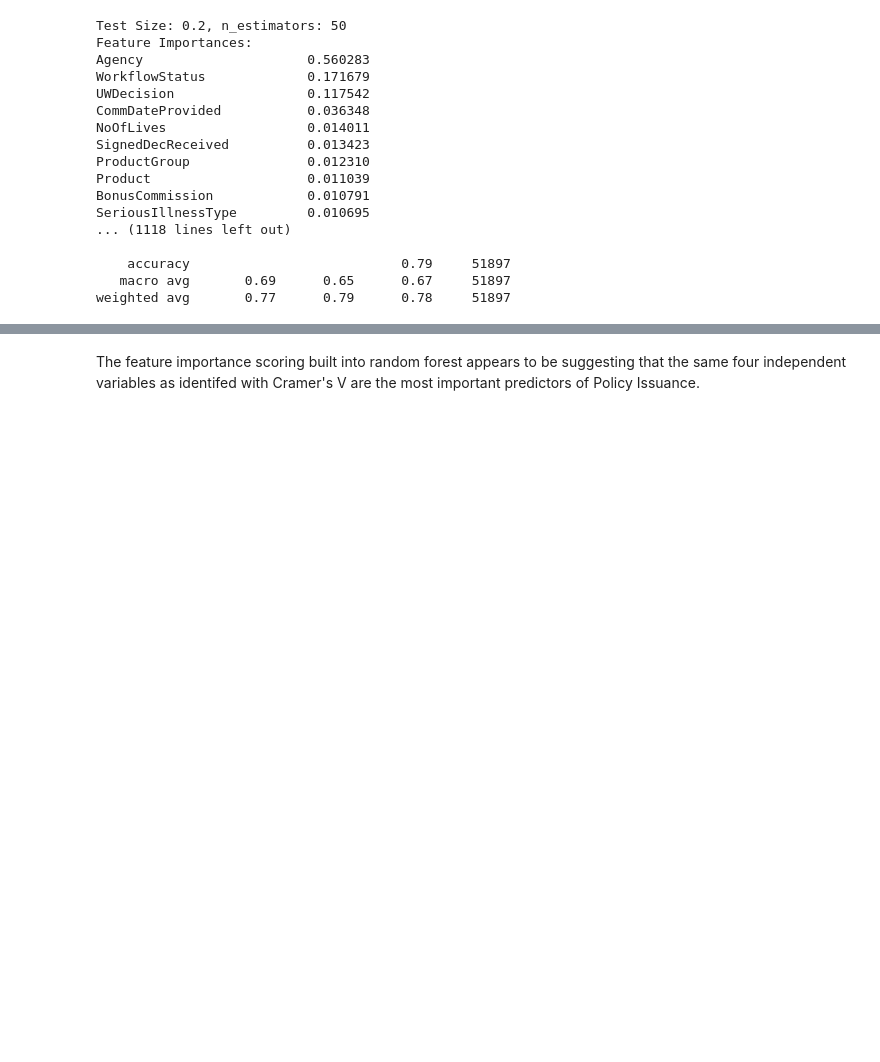
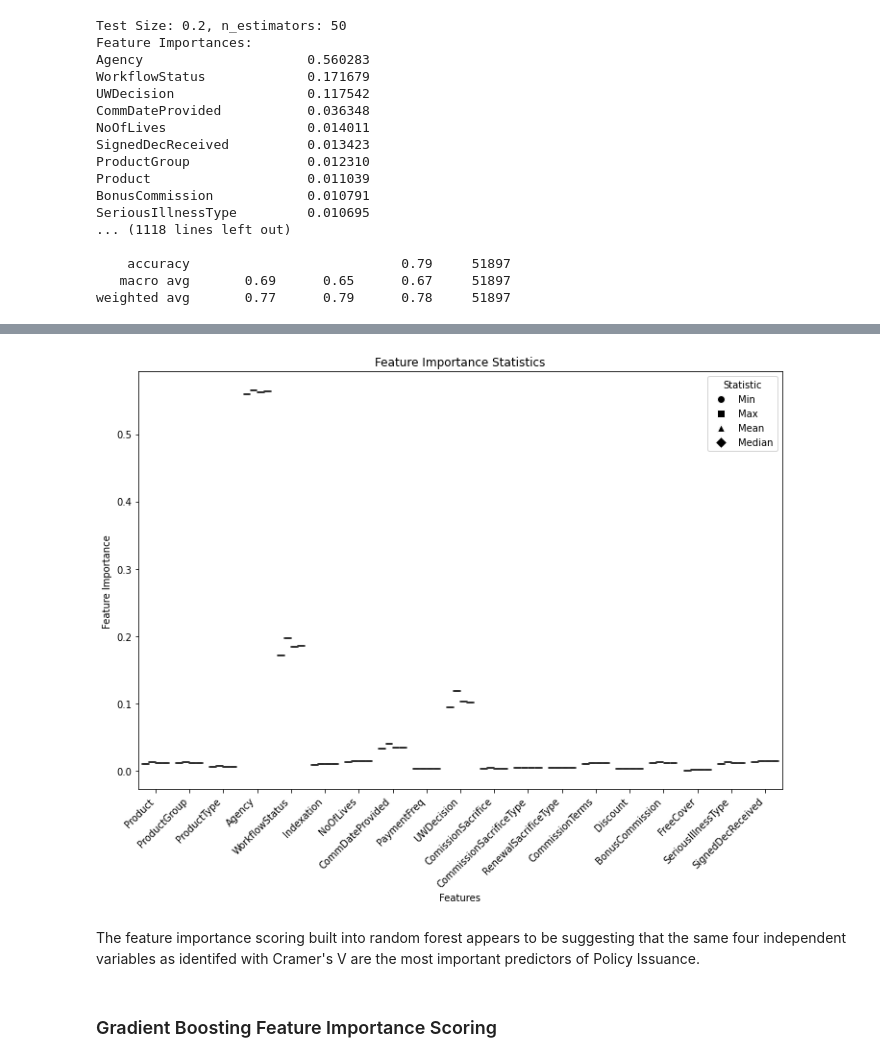
Before and after one commit to greg-la/MSc-Capstone, a Jupyter notebook: 3. Feature Importance.ipynb, the cells around one changed output, grey strips where cells are left out. Cells and saved outputs as stored; diff of their text form; code cells hidden in the pictures; blank space fills up the shorter version.

Commit message:
Gradient Boosted Feature Importance

```diff
--- a/3. Feature Importance.ipynb
+++ b/3. Feature Importance.ipynb
@@ -207,2 +257,41 @@ weighted avg       0.77      0.79      0.78     51897
+# %%
+# Create a DataFrame from feature importance statistics
+feature_importance_stats_df = pd.DataFrame(feature_importance_stats).T
+
+# Reshape DataFrame for box plot
+feature_importance_stats_df = feature_importance_stats_df.reset_index().melt(id_vars='index', var_name='Statistic', value_name='Importance')
+
+# Define markers for each statistic
+marker_dict = {'Min': 'o', 'Max': 's', 'Mean': '^', 'Median': 'D'}
+
+# Convert hue_order to a list explicitly
+hue_order = ['Min', 'Max', 'Mean', 'Median']
+
+# Visualize Feature Importance Statistics with Box Plots
+plt.figure(figsize=(12, 8))
+sns.boxplot(data=feature_importance_stats_df, x='index', y='Importance', hue='Statistic', hue_order=hue_order,
+            palette='colorblind', showmeans=True, meanprops=dict(marker=''))
+
+plt.xticks(rotation=45, ha="right")
+plt.xlabel("Features")
+plt.ylabel("Feature Importance")
+plt.title("Feature Importance Statistics")
+
+# Set marker styles for each statistic using hue_kws
+for stat, marker in marker_dict.items():
+    hue_kws = {"marker": marker, "markersize": 35}
+    for line in plt.gca().get_lines():
+        if line.get_label() == stat:
+            line.update(hue_kws)
+
+# Add custom legend with markers
+legend_handles = [plt.Line2D([0], [0], marker=marker_dict[stat], color='w', label=stat, markerfacecolor='black', markersize=8) for stat in hue_order]
+plt.legend(handles=legend_handles, title="Statistic", loc='upper right')
+
+plt.show()
+# %% [output]
+[figure, added]
 # %% [markdown]
 The feature importance scoring built into random forest appears to be suggesting that the same four independent variables as identifed with Cramer's V are the most important predictors of Policy Issuance.
+# %% [markdown]
+### Gradient Boosting Feature Importance Scoring
```
Also changed, not shown: parts of 6 cells of this notebook, 1 other file.
